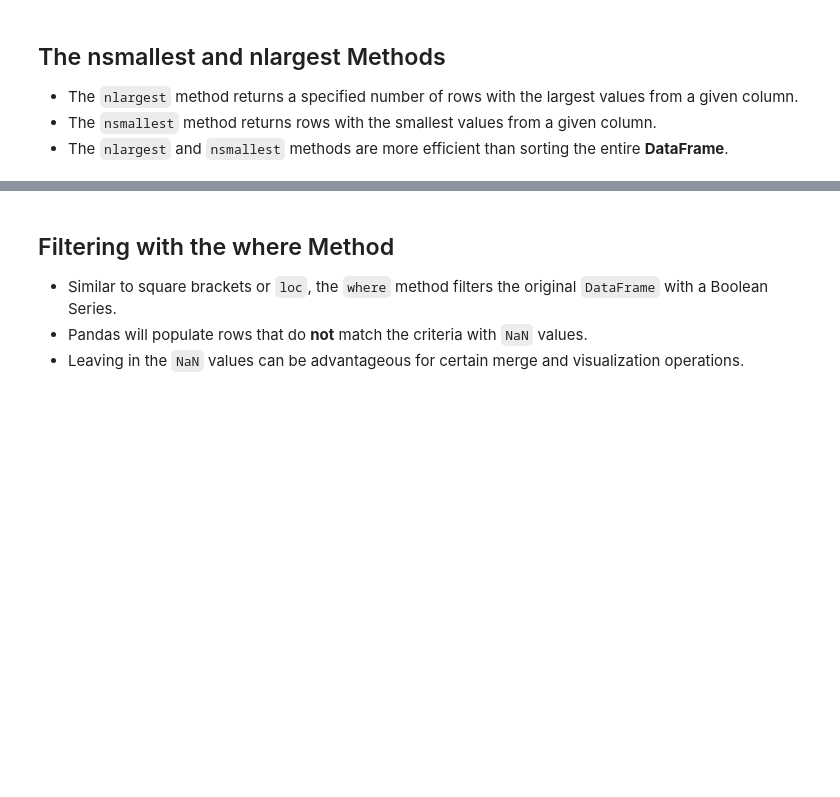
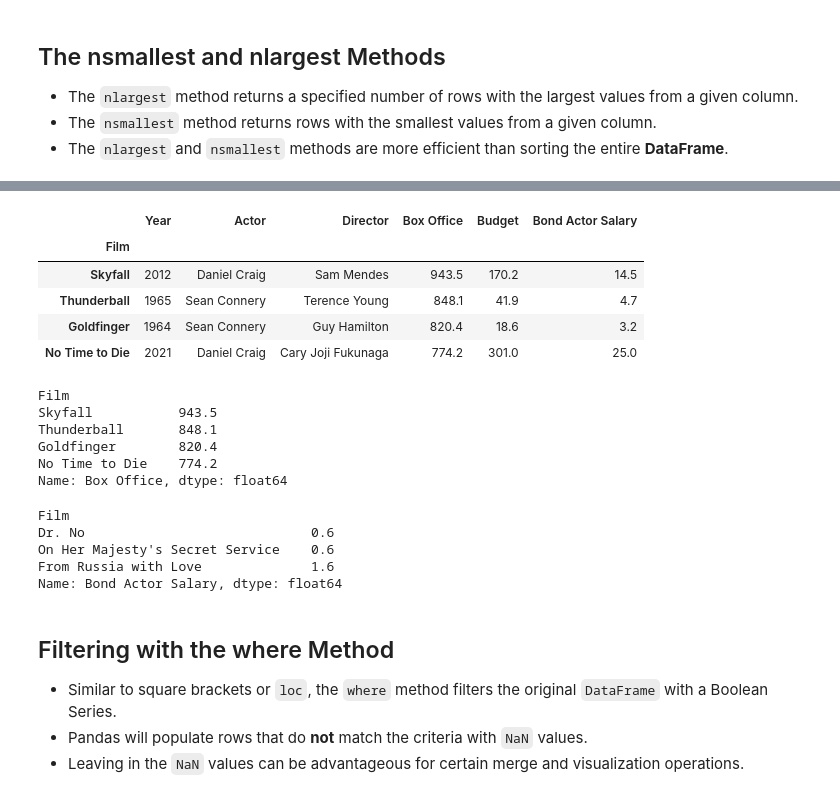
Before and after one commit to Lucas01iveira/Data-Engineering, a Jupyter notebook: Data Analysis with Pandas and Python/materials/pandas/Incomplete/06 - DataFrames III - Data Extraction.ipynb, the cells around one changed output, grey strips where cells are left out. Saved outputs shown, nothing was run; the diff lists cells and outputs as text; code cells hidden in the pictures; blank space fills up the shorter version.

Commit message:
useful complementary methods (samples / ordered results)

```diff
--- a/Data Analysis with Pandas and Python/materials/pandas/Incomplete/06 - DataFrames III - Data Extraction.ipynb
+++ b/Data Analysis with Pandas and Python/materials/pandas/Incomplete/06 - DataFrames III - Data Extraction.ipynb
@@ -1085,3 +1113,6 @@ bond.head()
 - The `nlargest` method returns a specified number of rows with the largest values from a given column.
 - The `nsmallest` method returns rows with the smallest values from a given column.
 - The `nlargest` and `nsmallest` methods are more efficient than sorting the entire **DataFrame**.
+# %%
+bond= pd.read_csv('jamesbond.csv', index_col= 'Film').sort_index()
+bond.head()
@@ -1088,3 +1127,34 @@ bond.head()
+# %%
+# Retrieve the 4 filmes with the highest box office gross
+bond.sort_values(by='Box Office', ascending= False).head(4)
+# %% [output]
+|  | Year | Actor | Director | Box Office | Budget | Bond Actor Salary |
+| Film |  |  |  |  |  |  |
+| Skyfall | 2012 | Daniel Craig | Sam Mendes | 943.5 | 170.2 | 14.5 |
+| Thunderball | 1965 | Sean Connery | Terence Young | 848.1 | 41.9 | 4.7 |
+| Goldfinger | 1964 | Sean Connery | Guy Hamilton | 820.4 | 18.6 | 3.2 |
+| No Time to Die | 2021 | Daniel Craig | Cary Joji Fukunaga | 774.2 | 301.0 | 25.0 |
+# %%
+# Getting a very same result
+bond.nlargest(4, columns='Box Office')
+bond['Box Office'].nlargest(4) # (in this case we're applying the method on the series)
+# %% [output]
+Film
+Skyfall           943.5
+Thunderball       848.1
+Goldfinger        820.4
+No Time to Die    774.2
+Name: Box Office, dtype: float64
+# %%
+# 3 rows with the smallest value in Bond Actor Salary
+bond.nsmallest(3, columns='Bond Actor Salary')
+bond['Bond Actor Salary'].nsmallest(3)
+# %% [output]
+Film
+Dr. No                             0.6
+On Her Majesty's Secret Service    0.6
+From Russia with Love              1.6
+Name: Bond Actor Salary, dtype: float64
 # %% [markdown]
 ## Filtering with the where Method
 - Similar to square brackets or `loc`, the `where` method filters the original `DataFrame` with a Boolean Series.
```
Also changed, not shown: parts of 4 cells of this notebook.
